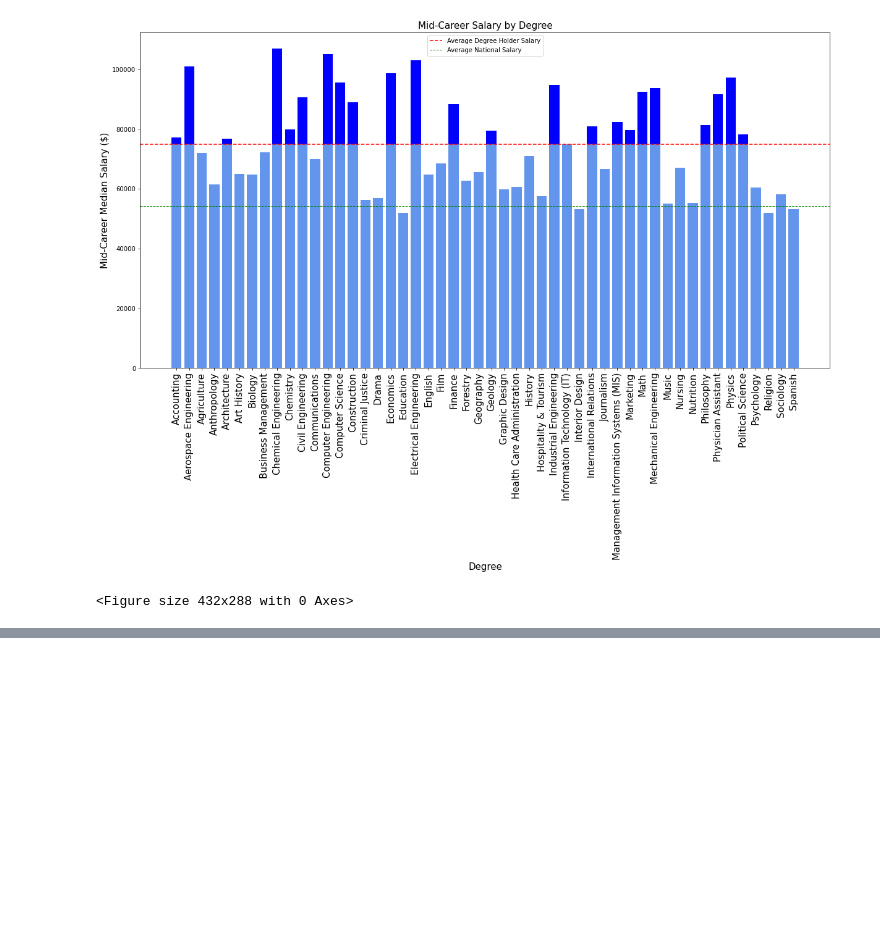
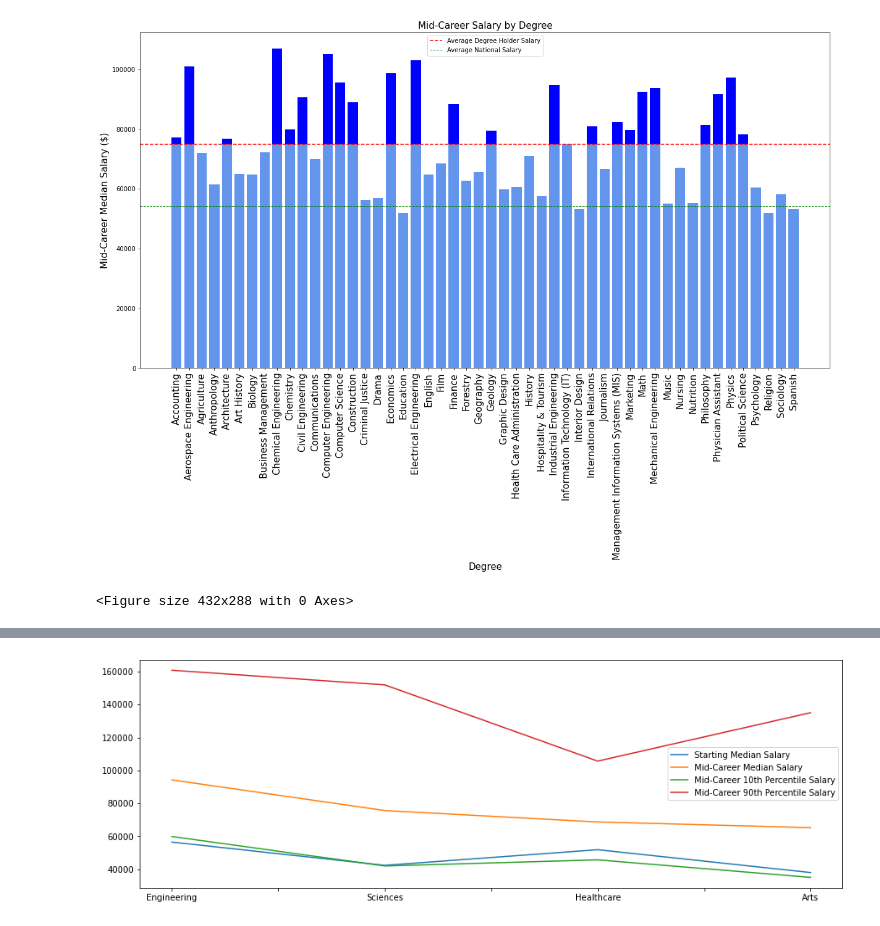
Before and after one commit to RRazvan90/group-3, a Jupyter notebook: degrees_prospects_patricia.ipynb, the cells around one changed output, grey strips where cells are left out. Cells and saved outputs as stored; diff of their text form; code cells hidden in the pictures; blank space fills up the shorter version.

```diff
--- a/degrees_prospects_patricia.ipynb
+++ b/degrees_prospects_patricia.ipynb
@@ -188,0 +226,3 @@ plt.savefig(r'../group-3/Mid-Career Salary by Degree')
+# %%
+sciences = df_degrees.iloc[[2,3,6,9,17,22,23,24,25,26,37,44,46]]
+sciences
@@ -188,0 +244,3 @@ plt.savefig(r'../group-3/Mid-Career Salary by Degree')
+# %%
+healthcare = df_degrees.iloc[[27,40,41,43]]
+healthcare
@@ -188,0 +253,3 @@ plt.savefig(r'../group-3/Mid-Career Salary by Degree')
+# %%
+arts = df_degrees.iloc[[0,5,7,11,15,16,18,20,21,28,29,32,33,34,36,39,42,45,47,48,49]]
+arts
@@ -188,0 +373,18 @@ plt.savefig(r'../group-3/Mid-Career Salary by Degree')
+# %%
+data = {"Starting Median Salary":[engineering["Starting Median Salary"].mean(),sciences["Starting Median Salary"].mean(),
+                   healthcare["Starting Median Salary"].mean(),arts["Starting Median Salary"].mean()],
+       "Mid-Career Median Salary":[engineering["Mid-Career Median Salary"].mean(),sciences["Mid-Career Median Salary"].mean(),
+                   healthcare["Mid-Career Median Salary"].mean(),arts["Mid-Career Median Salary"].mean()],
+       "Mid-Career 10th Percentile Salary":[engineering["Mid-Career 10th Percentile Salary"].mean(),
+                   sciences["Mid-Career 10th Percentile Salary"].mean(),
+                   healthcare["Mid-Career 10th Percentile Salary"].mean(),
+                   arts["Mid-Career 10th Percentile Salary"].mean()],
+       "Mid-Career 90th Percentile Salary":[engineering["Mid-Career 90th Percentile Salary"].mean(),
+                   sciences["Mid-Career 90th Percentile Salary"].mean(),
+                   healthcare["Mid-Career 90th Percentile Salary"].mean(),
+                   arts["Mid-Career 90th Percentile Salary"].mean()]}
+disciplines_df = pd.DataFrame(data, index = ['Engineering',
+                             'Sciences',
+                             'Healthcare',
+                             'Arts'])
+disciplines_df
@@ -188,0 +397,6 @@ plt.savefig(r'../group-3/Mid-Career Salary by Degree')
+# %%
+f,ax=plt.subplots(figsize=(15,5))
+disciplines_df.plot(ax=ax, use_index=True)
+plt.show()
+# %% [output]
+[figure, added]
```
Also changed, not shown: parts of 23 cells of this notebook, 2 other files.
